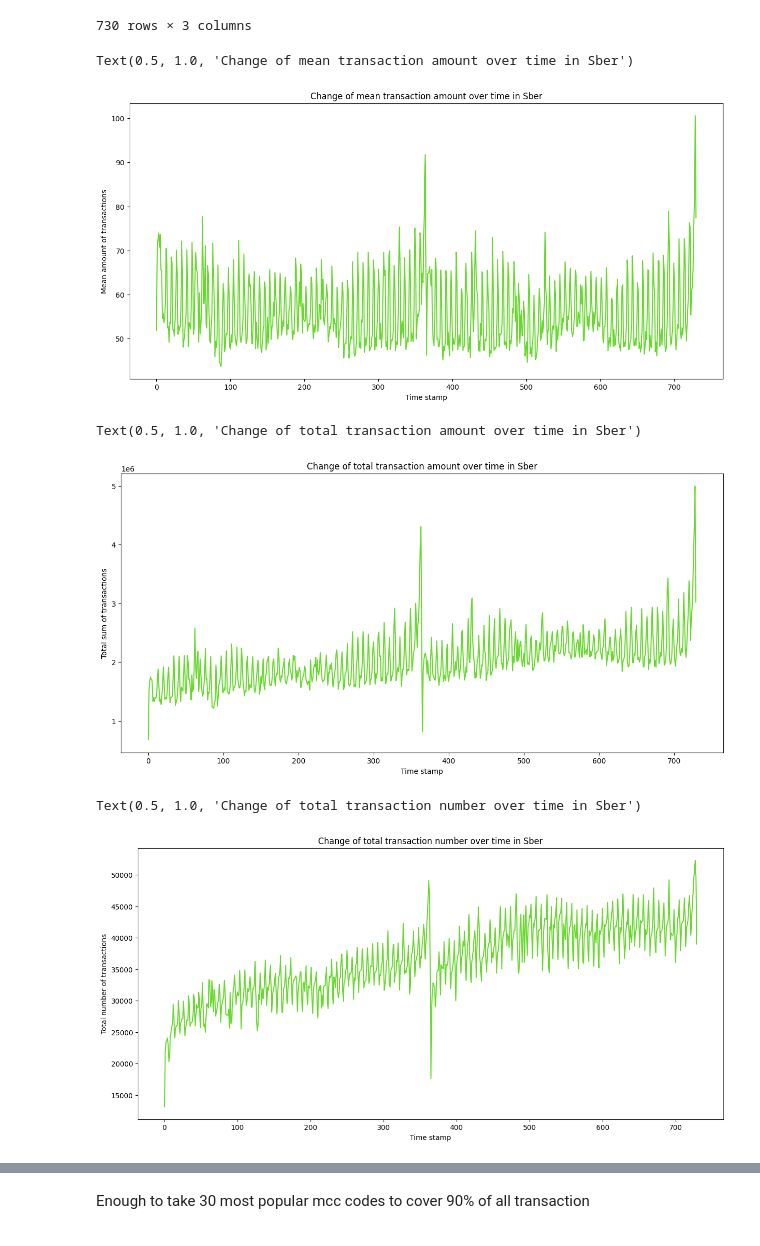
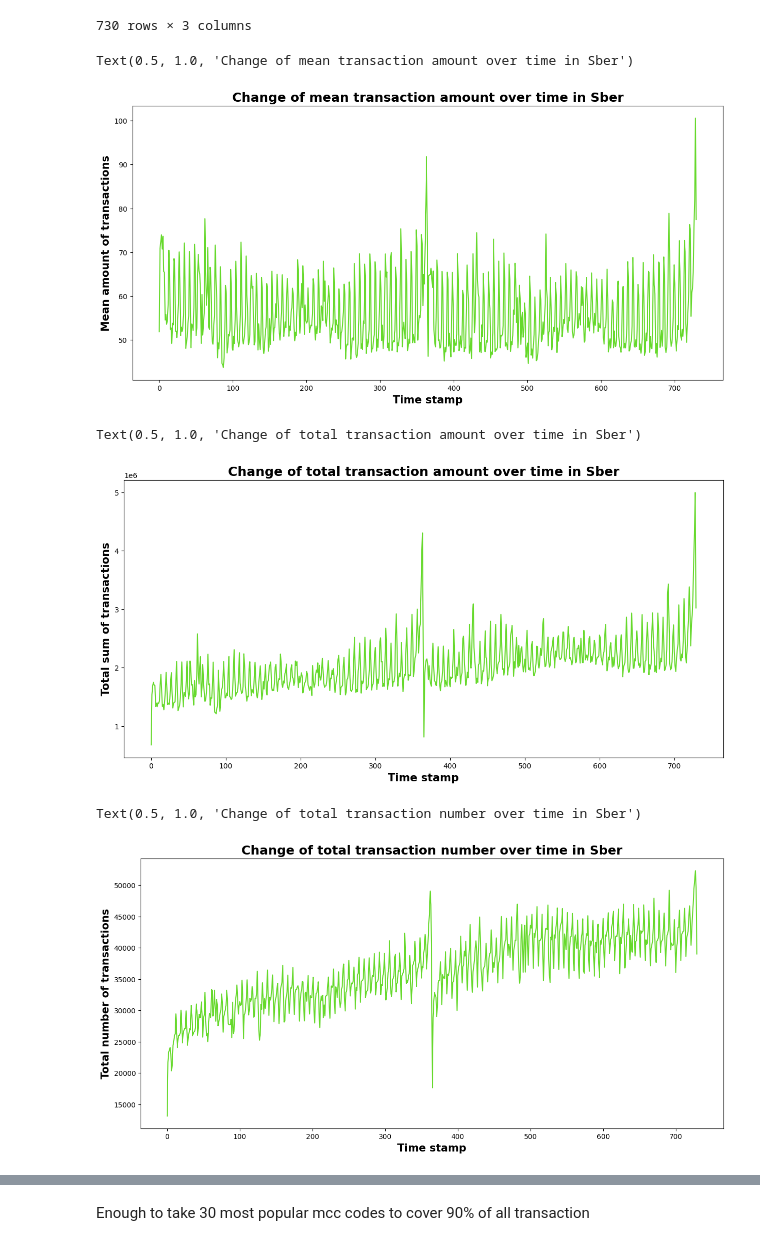
Before and after one commit to Matteus1904/GPT-like_approach_for_event_sequences, a Jupyter notebook: sber_notebook.ipynb, the cells around one changed output, grey strips where cells are left out. Saved outputs shown, nothing was run; the diff lists cells and outputs as text; code cells hidden in the pictures.

```diff
--- a/sber_notebook.ipynb
+++ b/sber_notebook.ipynb
@@ -45,30 +45,30 @@ date_agg
 # %%
 plt.figure(figsize = (15, 7))
 plt.plot(date_agg.index, date_agg.Mean, '#66D92C')
-plt.xlabel('Time stamp')
-plt.ylabel('Mean amount of transactions')
-plt.title('Change of mean transaction amount over time in Sber')
+plt.xlabel('Time stamp', weight='bold', fontsize = 15)
+plt.ylabel('Mean amount of transactions', weight='bold', fontsize = 15)
+plt.title('Change of mean transaction amount over time in Sber', weight='bold', fontsize = 18)
 # %% [output]
 Text(0.5, 1.0, 'Change of mean transaction amount over time in Sber')
-[figure, old version]
+[figure, new version]
 # %%
 plt.figure(figsize = (15, 7))
 plt.plot(date_agg.index, date_agg.Sum, '#66D92C')
-plt.xlabel('Time stamp')
-plt.ylabel('Total sum of transactions')
-plt.title('Change of total transaction amount over time in Sber')
+plt.xlabel('Time stamp', weight='bold', fontsize = 15)
+plt.ylabel('Total sum of transactions', weight='bold', fontsize = 15)
+plt.title('Change of total transaction amount over time in Sber', weight='bold', fontsize = 18)
 # %% [output]
 Text(0.5, 1.0, 'Change of total transaction amount over time in Sber')
-[figure, old version]
+[figure, new version]
 # %%
 plt.figure(figsize = (15, 7))
 plt.plot(date_agg.index, date_agg.Count_tr, '#66D92C')
-plt.xlabel('Time stamp')
-plt.ylabel('Total number of transactions')
-plt.title('Change of total transaction number over time in Sber')
+plt.xlabel('Time stamp', weight='bold', fontsize = 15)
+plt.ylabel('Total number of transactions', weight='bold', fontsize = 15)
+plt.title('Change of total transaction number over time in Sber', weight='bold', fontsize = 18)
 # %% [output]
 Text(0.5, 1.0, 'Change of total transaction number over time in Sber')
-[figure, old version]
+[figure, new version]
 # %%
 groups_agg = train.groupby('small_group').agg(
     Mean=('amount_rur', np.mean),
```
Also changed, not shown: parts of 3 cells of this notebook.
